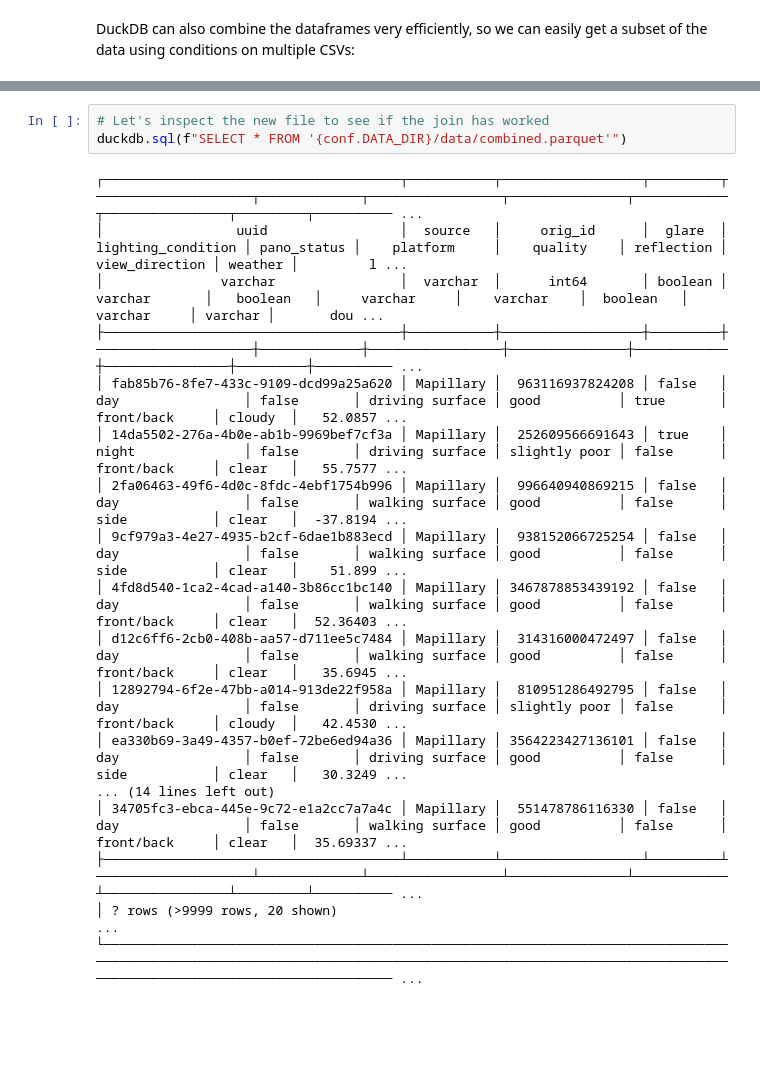
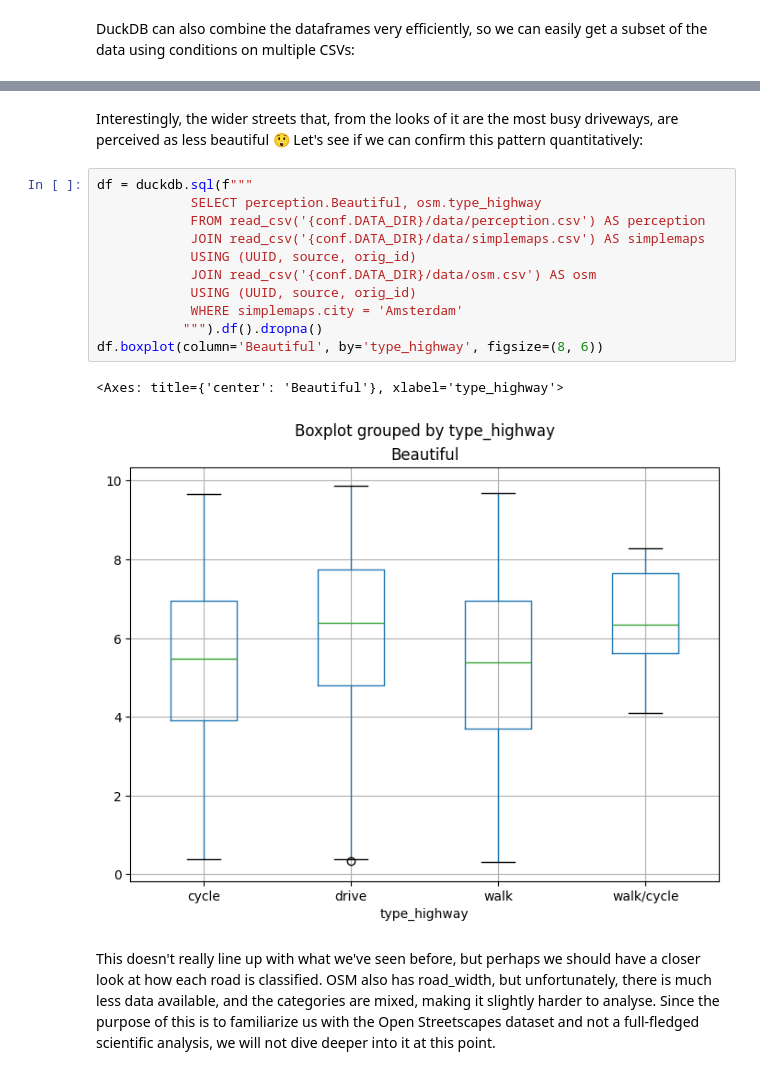
Before and after one commit to Urban-M4/streetscapes, a Jupyter notebook: docs/docs/examples/explore_data.ipynb, the cells around one changed output, grey strips where cells are left out. Drawn from its saved outputs; the diff is of its cells as text; blank space fills up the shorter version.

```diff
--- a/docs/docs/examples/explore_data.ipynb
+++ b/docs/docs/examples/explore_data.ipynb
@@ -235,21 +197,19 @@ human_readable(combined_size)='1.42 GB'
-# %%
-# Let's inspect the new file to see if the join has worked
-duckdb.sql(f"SELECT * FROM '{conf.DATA_DIR}/data/combined.parquet'")
-# %% [output]
-┌──────────────────────────────────────┬───────────┬──────────────────┬─────────┬────────────────────┬─────────────┬─────────────────┬───────────────┬────────────┬────────────────┬─────────┬────────── ...
-│                 uuid                 │  source   │     orig_id      │  glare  │ lighting_condition │ pano_status │    platform     │    quality    │ reflection │ view_direction │ weather │         l ...
-│               varchar                │  varchar  │      int64       │ boolean │      varchar       │   boolean   │     varchar     │    varchar    │  boolean   │    varchar     │ varchar │       dou ...
-├──────────────────────────────────────┼───────────┼──────────────────┼─────────┼────────────────────┼─────────────┼─────────────────┼───────────────┼────────────┼────────────────┼─────────┼────────── ...
-│ fab85b76-8fe7-433c-9109-dcd99a25a620 │ Mapillary │  963116937824208 │ false   │ day                │ false       │ driving surface │ good          │ true       │ front/back     │ cloudy  │   52.0857 ...
-│ 14da5502-276a-4b0e-ab1b-9969bef7cf3a │ Mapillary │  252609566691643 │ true    │ night              │ false       │ driving surface │ slightly poor │ false      │ front/back     │ clear   │   55.7577 ...
-│ 2fa06463-49f6-4d0c-8fdc-4ebf1754b996 │ Mapillary │  996640940869215 │ false   │ day                │ false       │ walking surface │ good          │ false      │ side           │ clear   │  -37.8194 ...
-│ 9cf979a3-4e27-4935-b2cf-6dae1b883ecd │ Mapillary │  938152066725254 │ false   │ day                │ false       │ walking surface │ good          │ false      │ side           │ clear   │    51.899 ...
-│ 4fd8d540-1ca2-4cad-a140-3b86cc1bc140 │ Mapillary │ 3467878853439192 │ false   │ day                │ false       │ walking surface │ good          │ false      │ front/back     │ clear   │  52.36403 ...
-│ d12c6ff6-2cb0-408b-aa57-d711ee5c7484 │ Mapillary │  314316000472497 │ false   │ day                │ false       │ walking surface │ good          │ false      │ front/back     │ clear   │   35.6945 ...
-│ 12892794-6f2e-47bb-a014-913de22f958a │ Mapillary │  810951286492795 │ false   │ day                │ false       │ driving surface │ slightly poor │ false      │ front/back     │ cloudy  │   42.4530 ...
-│ ea330b69-3a49-4357-b0ef-72be6ed94a36 │ Mapillary │ 3564223427136101 │ false   │ day                │ false       │ driving surface │ good          │ false      │ side           │ clear   │   30.3249 ...
-... (14 lines left out)
-│ 34705fc3-ebca-445e-9c72-e1a2cc7a7a4c │ Mapillary │  551478786116330 │ false   │ day                │ false       │ walking surface │ good          │ false      │ front/back     │ clear   │  35.69337 ...
-├──────────────────────────────────────┴───────────┴──────────────────┴─────────┴────────────────────┴─────────────┴─────────────────┴───────────────┴────────────┴────────────────┴─────────┴────────── ...
-│ ? rows (>9999 rows, 20 shown)                                                                                                                                                                          ...
-└─────────────────────────────────────────────────────────────────────────────────────────────────────────────────────────────────────────────────────────────────────────────────────────────────────── ...
+# %% [markdown]
+Interestingly, the wider streets that, from the looks of it are the most busy driveways, are perceived as less beautiful 😲
+Let's see if we can confirm this pattern quantitatively:
+# %%
+df = duckdb.sql(f"""
+            SELECT perception.Beautiful, osm.type_highway
+            FROM read_csv('{conf.DATA_DIR}/data/perception.csv') AS perception
+            JOIN read_csv('{conf.DATA_DIR}/data/simplemaps.csv') AS simplemaps
+            USING (UUID, source, orig_id)
+            JOIN read_csv('{conf.DATA_DIR}/data/osm.csv') AS osm
+            USING (UUID, source, orig_id)
+            WHERE simplemaps.city = 'Amsterdam'
+           """).df().dropna()
+df.boxplot(column='Beautiful', by='type_highway', figsize=(8, 6))
+# %% [output]
+<Axes: title={'center': 'Beautiful'}, xlabel='type_highway'>
+[figure, added]
+# %% [markdown]
+This doesn't really line up with what we've seen before, but perhaps we should have a closer look at how each road is classified. OSM also has road_width, but unfortunately, there is much less data available, and the categories are mixed, making it slightly harder to analyse. Since the purpose of this is to familiarize us with the Open Streetscapes dataset and not a full-fledged scientific analysis, we will not dive deeper into it at this point.
```
Also changed, not shown: parts of 27 cells of this notebook, 4 other files.
